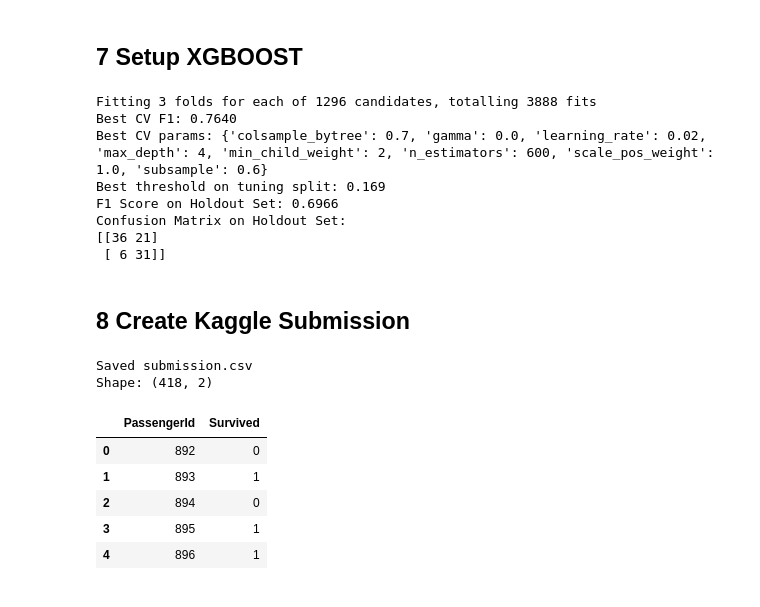
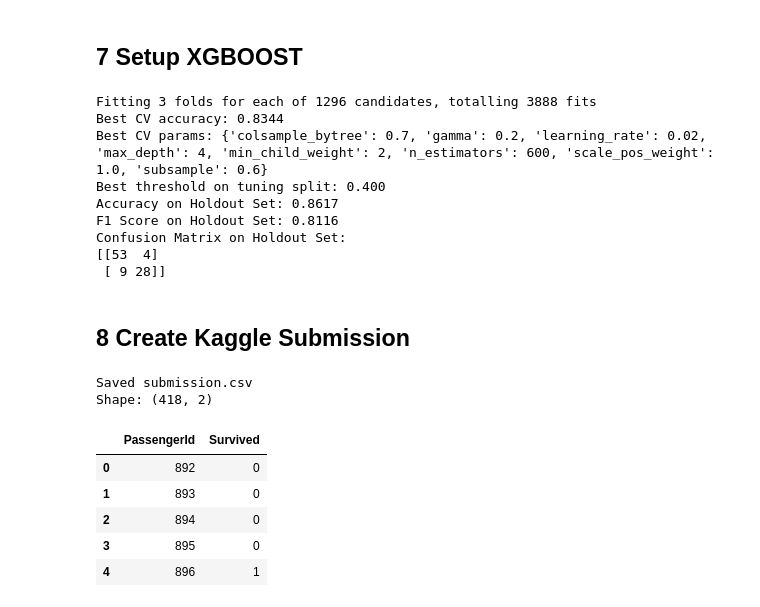
Before and after one commit to TimAlexanderStrauss/TitanicSurvivorsKaggle, a Jupyter notebook: titanic_eda.ipynb, the cells around one changed output. Saved outputs shown, nothing was run; the diff lists cells and outputs as text; code cells hidden in the pictures.

```diff
--- a/titanic_eda.ipynb
+++ b/titanic_eda.ipynb
@@ -228,15 +233,19 @@ We use a stratified split to preserve the class distribution.
 # %%
-X = train_eng.drop(columns=['Survived'])
-y = train_eng['Survived']
-groups_all = train_raw.loc[train_eng.index, 'Ticket'].astype(str).values
+X = train_raw.drop(columns=['Survived'])
+y = train_raw['Survived']
+groups_all = train_raw['Ticket'].astype(str).values
 
 gss = GroupShuffleSplit(n_splits=1, test_size=0.20, random_state=42)
 tr_idx, va_idx = next(gss.split(X, y, groups=groups_all))
 
-train_df, val_df = train_eng.iloc[tr_idx], train_eng.iloc[va_idx]
+raw_train_df, raw_val_df = train_raw.iloc[tr_idx], train_raw.iloc[va_idx]
+split_preprocessor = fit_preprocessor(raw_train_df)
+train_df = transform_features(raw_train_df, split_preprocessor)
+val_df = transform_features(raw_val_df, split_preprocessor)
 groups_train, groups_val = groups_all[tr_idx], groups_all[va_idx]
-X_train, y_train = train_df[feature_cols].values, train_df["Survived"].values
-X_val, y_val = val_df[feature_cols].values, val_df["Survived"].values
+model_feature_cols = [c for c in train_df.columns if c != 'Survived']
+X_train, y_train = train_df[model_feature_cols].values, train_df["Survived"].values
+X_val, y_val = val_df.reindex(columns=model_feature_cols, fill_value=0).values, val_df["Survived"].values
 
 # Split validation into threshold-tuning and final holdout subsets (group-aware)
 gss_val = GroupShuffleSplit(n_splits=1, test_size=0.50, random_state=42)
@@ -262,7 +271,7 @@ print('Unique ticket groups — holdout:', len(np.unique(groups_holdout)))
 print('Group overlap thr/holdout    :', len(set(groups_thr) & set(groups_holdout)))
 print()
 print('Features used:')
-print(list(X.columns))
+print(model_feature_cols)
 # %% [output]
 Train 714 | Val 177
 X_train : (714, 16)  |  y_train : (714,)
@@ -322,7 +331,7 @@ group_kfold = StratifiedGroupKFold(n_splits=3, shuffle=True, random_state=42)
 grid_search = GridSearchCV(
     estimator=search_model,
     param_grid=param_grid,
-    scoring='f1',
+    scoring='accuracy',
     cv=group_kfold,
     verbose=1,
     n_jobs=-1
@@ -333,62 +342,70 @@ grid_search.fit(X_train, y_train, groups=groups_train)
 best_model = grid_search.best_estimator_
 best_model.fit(X_train, y_train)
 
-# Threshold tuning on dedicated tuning split
+# Threshold tuning on dedicated tuning split (optimize Kaggle metric: accuracy)
 thr_proba = best_model.predict_proba(X_thr)[:, 1]
-prec, rec, thr = precision_recall_curve(y_thr, thr_proba)
-f1_scores = 2 * prec[:-1] * rec[:-1] / (prec[:-1] + rec[:-1] + 1e-9)
-best_idx = int(np.nanargmax(f1_scores))
-best_thr = float(thr[best_idx])
+thresholds = np.linspace(0.05, 0.95, 181)
+acc_scores = [accuracy_score(y_thr, (thr_proba >= t).astype(int)) for t in thresholds]
+best_thr = float(thresholds[int(np.argmax(acc_scores))])
 
 # Final metric on untouched holdout split
 holdout_proba = best_model.predict_proba(X_holdout)[:, 1]
 y_pred = (holdout_proba >= best_thr).astype(int)
 
+acc = accuracy_score(y_holdout, y_pred)
 f1 = f1_score(y_holdout, y_pred)
 cm = confusion_matrix(y_holdout, y_pred)
 
-print(f"Best CV F1: {grid_search.best_score_:.4f}")
+print(f"Best CV accuracy: {grid_search.best_score_:.4f}")
 print(f"Best CV params: {grid_search.best_params_}")
 print(f"Best threshold on tuning split: {best_thr:.3f}")
+print(f"Accuracy on Holdout Set: {acc:.4f}")
 print(f"F1 Score on Holdout Set: {f1:.4f}")
 print(f"Confusion Matrix on Holdout Set:\n{cm}")
 # %% [output]
 Fitting 3 folds for each of 1296 candidates, totalling 3888 fits
-Best CV F1: 0.7640
-Best CV params: {'colsample_bytree': 0.7, 'gamma': 0.0, 'learning_rate': 0.02, 'max_depth': 4, 'min_child_weight': 2, 'n_estimators': 600, 'scale_pos_weight': 1.0, 'subsample': 0.6}
-Best threshold on tuning split: 0.169
-F1 Score on Holdout Set: 0.6966
+Best CV accuracy: 0.8344
+Best CV params: {'colsample_bytree': 0.7, 'gamma': 0.2, 'learning_rate': 0.02, 'max_depth': 4, 'min_child_weight': 2, 'n_estimators': 600, 'scale_pos_weight': 1.0, 'subsample': 0.6}
+Best threshold on tuning split: 0.400
+Accuracy on Holdout Set: 0.8617
+F1 Score on Holdout Set: 0.8116
 Confusion Matrix on Holdout Set:
-[[36 21]
- [ 6 31]]
+[[53  4]
+ [ 9 28]]
 # %% [markdown]
 ## 8  Create Kaggle Submission
 # %%
+# Refit best hyperparameters on all labeled data before final submission
+X_full = train_eng[feature_cols].values
+y_full = train_eng['Survived'].values
+final_model = XGBClassifier(**best_model.get_params())
+final_model.fit(X_full, y_full)
+
 # Predict on Kaggle test features using tuned threshold
-test_proba = best_model.predict_proba(test_eng.values)[:, 1]
+test_proba = final_model.predict_proba(test_eng.values)[:, 1]
 test_pred = (test_proba >= best_thr).astype(int)
 
 submission = pd.DataFrame({
     'PassengerId': test_raw['PassengerId'].values,
     'Survived': test_pred
 })
 
 # Enforce required submission schema
 submission = submission[['PassengerId', 'Survived']]
 assert list(submission.columns) == ['PassengerId', 'Survived']
 assert len(submission) == 418
 assert submission['Survived'].isin([0, 1]).all()
 
 submission.to_csv('submission.csv', index=False)
 print('Saved submission.csv')
 print('Shape:', submission.shape)
 submission.head()
 # %% [output]
 Saved submission.csv
 Shape: (418, 2)
 |  | PassengerId | Survived |
 | 0 | 892 | 0 |
-| 1 | 893 | 1 |
+| 1 | 893 | 0 |
 | 2 | 894 | 0 |
-| 3 | 895 | 1 |
+| 3 | 895 | 0 |
 | 4 | 896 | 1 |
```
Also changed, not shown: parts of 3 cells of this notebook, 1 other file.
